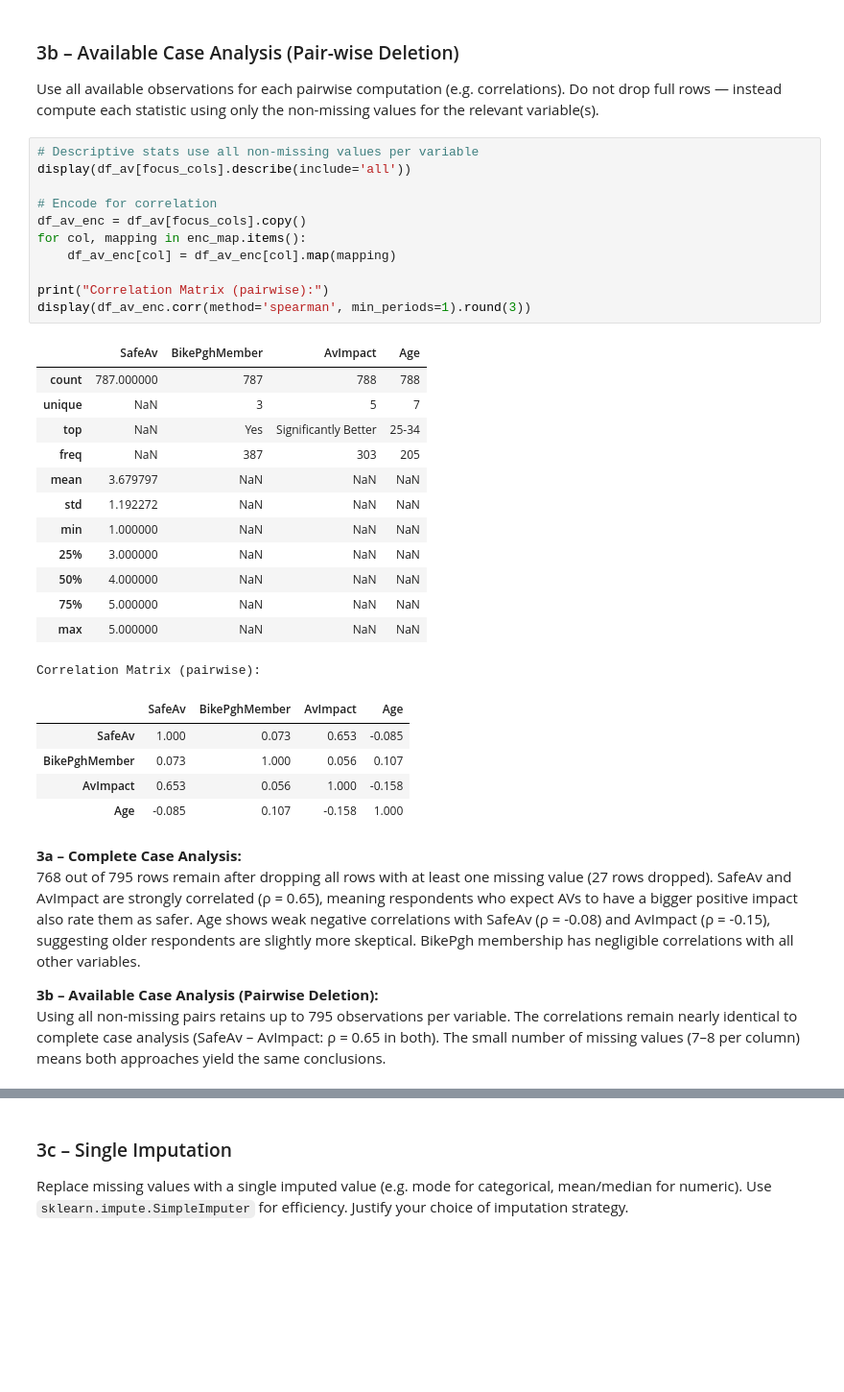
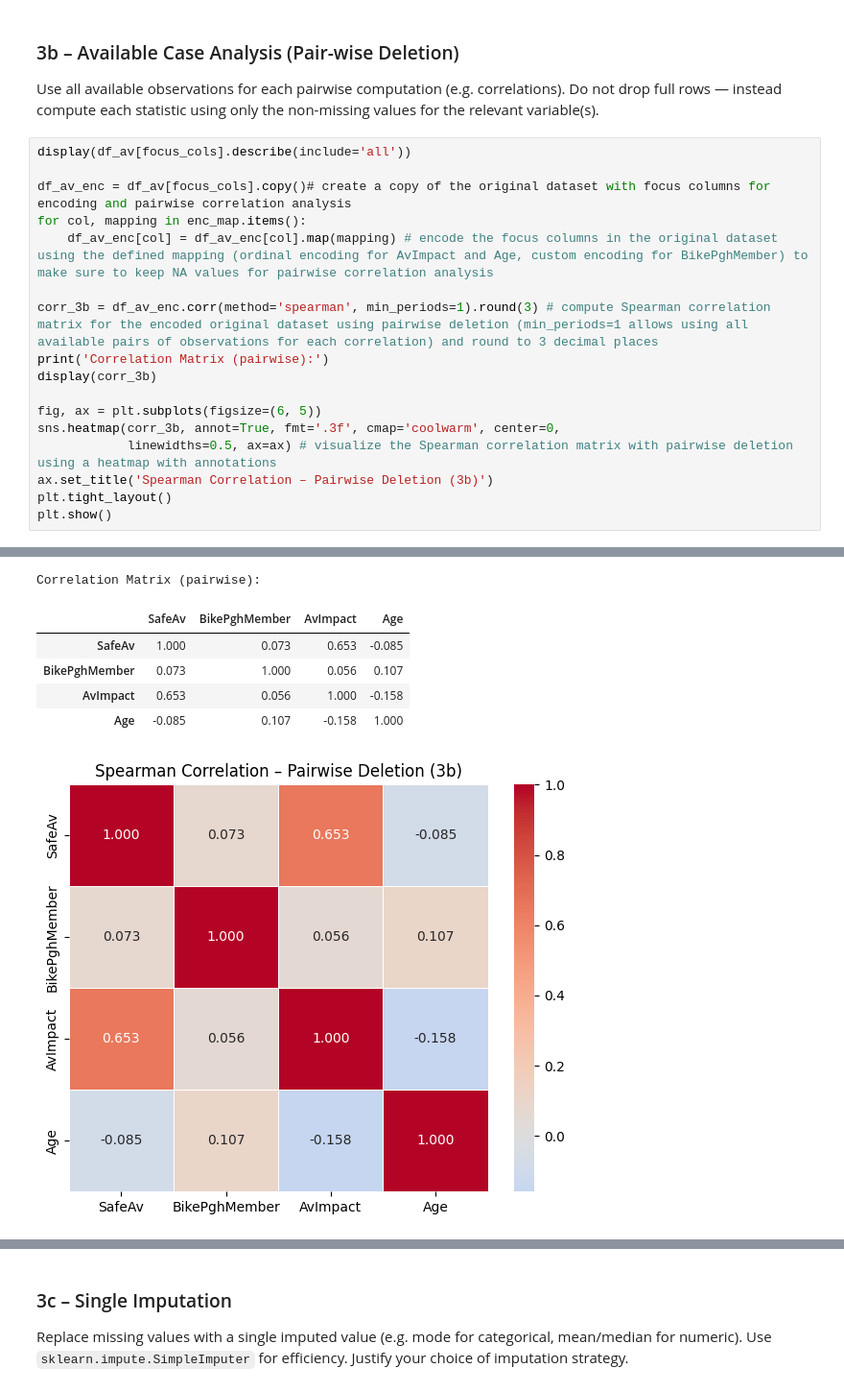
Before and after one commit to athi2210/DA-Lab-group, a Jupyter notebook: data_quality_missing_values.ipynb, the cells around one changed output, grey strips where cells are left out. Shown at 96% size. Drawn from its saved outputs; the diff is of its cells as text; blank space fills up the shorter version.

```diff
--- a/data_quality_missing_values.ipynb
+++ b/data_quality_missing_values.ipynb
@@ -249,46 +268,21 @@ Correlation Matrix (listwise):
 ### 3b – Available Case Analysis (Pair-wise Deletion)
 
 Use all available observations for each pairwise computation (e.g. correlations). Do not drop full rows — instead compute each statistic using only the non-missing values for the relevant variable(s).
-# %%
-# Descriptive stats use all non-missing values per variable
-display(df_av[focus_cols].describe(include='all'))
-
-# Encode for correlation
-df_av_enc = df_av[focus_cols].copy()
-for col, mapping in enc_map.items():
-    df_av_enc[col] = df_av_enc[col].map(mapping)
-
-print("Correlation Matrix (pairwise):")
-display(df_av_enc.corr(method='spearman', min_periods=1).round(3))
-# %% [output]
-|  | SafeAv | BikePghMember | AvImpact | Age |
-| count | 787.000000 | 787 | 788 | 788 |
-| unique | NaN | 3 | 5 | 7 |
-| top | NaN | Yes | Significantly Better | 25-34 |
-| freq | NaN | 387 | 303 | 205 |
-| mean | 3.679797 | NaN | NaN | NaN |
-| std | 1.192272 | NaN | NaN | NaN |
-| min | 1.000000 | NaN | NaN | NaN |
-| 25% | 3.000000 | NaN | NaN | NaN |
-| 50% | 4.000000 | NaN | NaN | NaN |
-| 75% | 5.000000 | NaN | NaN | NaN |
-| max | 5.000000 | NaN | NaN | NaN |
-Correlation Matrix (pairwise):
-|  | SafeAv | BikePghMember | AvImpact | Age |
-| SafeAv | 1.000 | 0.073 | 0.653 | -0.085 |
-| BikePghMember | 0.073 | 1.000 | 0.056 | 0.107 |
-| AvImpact | 0.653 | 0.056 | 1.000 | -0.158 |
-| Age | -0.085 | 0.107 | -0.158 | 1.000 |
-# %% [markdown]
-**3a – Complete Case Analysis:**
-768 out of 795 rows remain after dropping all rows with at least one missing value (27 rows dropped).
-SafeAv and AvImpact are strongly correlated (ρ = 0.65), meaning respondents who expect AVs to have a
-bigger positive impact also rate them as safer.
-Age shows weak negative correlations with SafeAv (ρ = -0.08) and AvImpact (ρ = -0.15),
-suggesting older respondents are slightly more skeptical.
-BikePgh membership has negligible correlations with all other variables.
-
-**3b – Available Case Analysis (Pairwise Deletion):**
-Using all non-missing pairs retains up to 795 observations per variable.
-The correlations remain nearly identical to complete case analysis (SafeAv – AvImpact: ρ = 0.65 in both).
-The small number of missing values (7–8 per column) means both approaches yield the same conclusions.
+# %%
+display(df_av[focus_cols].describe(include='all'))
+
+df_av_enc = df_av[focus_cols].copy()# create a copy of the original dataset with focus columns for encoding and pairwise correlation analysis
+for col, mapping in enc_map.items():
+    df_av_enc[col] = df_av_enc[col].map(mapping) # encode the focus columns in the original dataset using the defined mapping (ordinal encoding for AvImpact and Age, custom encoding for BikePghMember) to make sure to keep NA values for pairwise correlation analysis
+
+corr_3b = df_av_enc.corr(method='spearman', min_periods=1).round(3) # compute Spearman correlation matrix for the encoded original dataset using pairwise deletion (min_periods=1 allows using all available pairs of observations for each correlation) and round to 3 decimal places
+print('Correlation Matrix (pairwise):')
+display(corr_3b)
+
+fig, ax = plt.subplots(figsize=(6, 5))
+sns.heatmap(corr_3b, annot=True, fmt='.3f', cmap='coolwarm', center=0,
+            linewidths=0.5, ax=ax) # visualize the Spearman correlation matrix with pairwise deletion using a heatmap with annotations
+ax.set_title('Spearman Correlation – Pairwise Deletion (3b)')
+plt.tight_layout()
+plt.show()
+# %% [output]
@@ -294,0 +301,7 @@ The small number of missing values (7–8 per column) means both approaches yiel
+Correlation Matrix (pairwise):
+|  | SafeAv | BikePghMember | AvImpact | Age |
+| SafeAv | 1.000 | 0.073 | 0.653 | -0.085 |
+| BikePghMember | 0.073 | 1.000 | 0.056 | 0.107 |
+| AvImpact | 0.653 | 0.056 | 1.000 | -0.158 |
+| Age | -0.085 | 0.107 | -0.158 | 1.000 |
+[figure, added]
```
Also changed, not shown: parts of 17 cells of this notebook.
